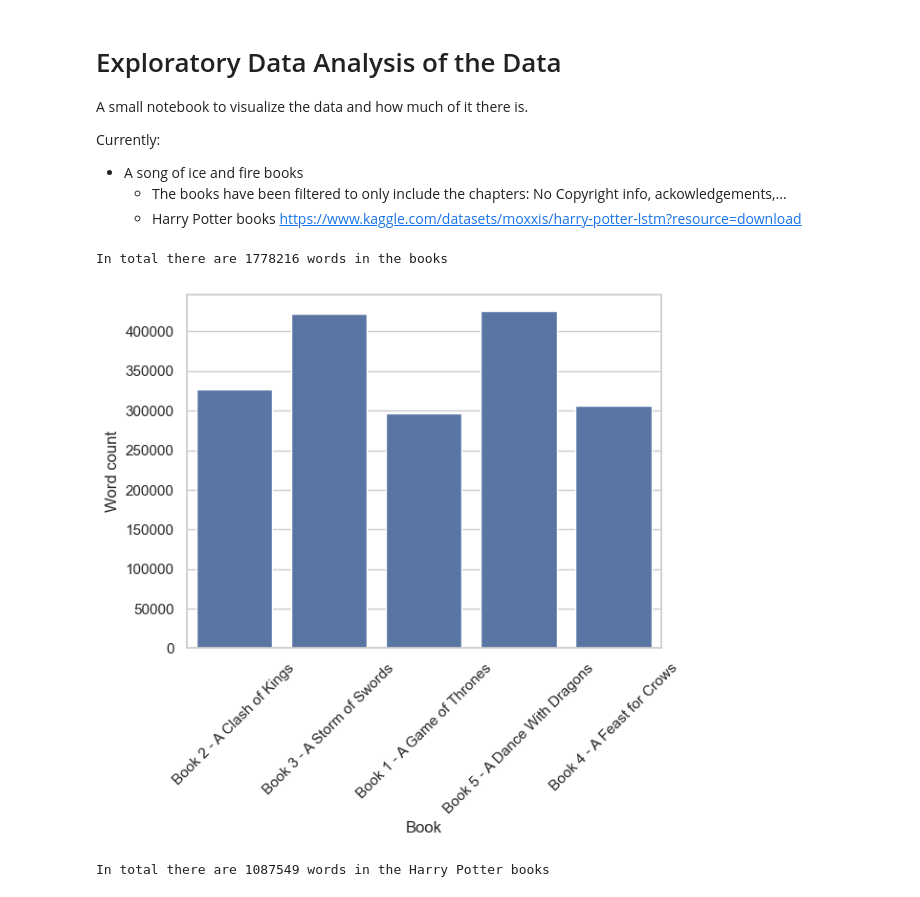
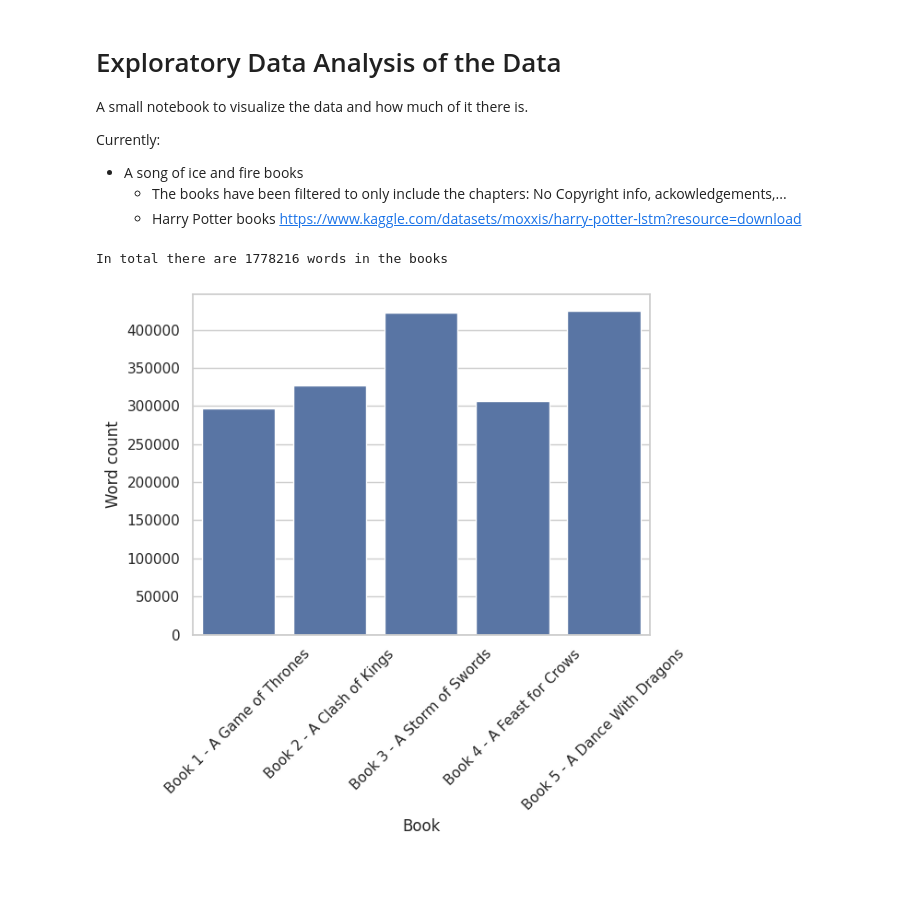
Before and after one commit to UL-FRI-NLP-2023-2024/ul-fri-nlp-course-project-iota, a Jupyter notebook: data/code/EDA.ipynb, the cells around one changed output. Saved outputs shown, nothing was run; the diff lists cells and outputs as text; code cells hidden in the pictures.

```diff
--- a/data/code/EDA.ipynb
+++ b/data/code/EDA.ipynb
@@ -16,33 +16,29 @@ import pandas as pd
 
 sns.set_theme(style="whitegrid")
 # %%
-asoif_path = "../books/asoif/"
-books = [f for f in os.listdir(asoif_path) if f.endswith(".txt")]
+def word_count(series, folder):
+    path = os.path.join("..", folder, series)
+    books = [f for f in os.listdir(path) if f.endswith(".txt")]
 
-df_builder = []
+    df_builder = []
 
-for book in books:
-    with open(asoif_path + book) as f:
-        content = f.read()
-        words = content.split()
-        df_builder.append({"Book": book.split(".")[0], "Word count": len(words)})
+    for book in books:
+        with open(os.path.join(path, book)) as f:
+            content = f.read()
+            words = content.split()
+            df_builder.append({"Book": book.split(".")[0], "Word count": len(words)})
 
-df = pd.DataFrame(df_builder)
+    df = pd.DataFrame(df_builder)
+    df = df.sort_values(by="Book")
+
+    plt.figure()
+    sns.barplot(x="Book", y="Word count", data=df)
+    plt.xticks(rotation=45)
+
+    print(f"In total there are {df['Word count'].sum()} words in the books")
+    plt.show()
-# %%
-plt.figure()
-sns.barplot(x="Book", y="Word count", data=df)
-plt.xticks(rotation=45)
-
-print(f"In total there are {df['Word count'].sum()} words in the books")
-plt.show()
-# %% [output]
-In total there are 1778216 words in the books
-[figure, removed]
-# %%
-hp_path = "../books/hp/Harry Potter Preprocessed.txt"
-with open(hp_path) as f:
-    content = f.read()
-    words = content.split()
-    print(f"In total there are {len(words)} words in the Harry Potter books")
-# %% [output]
-In total there are 1087549 words in the Harry Potter books
+# %%
+word_count("asoif", "books")
+# %% [output]
+In total there are 1778216 words in the books
+[figure, added]
```
Also changed, not shown: parts of 2 cells of this notebook, 7 other files.
